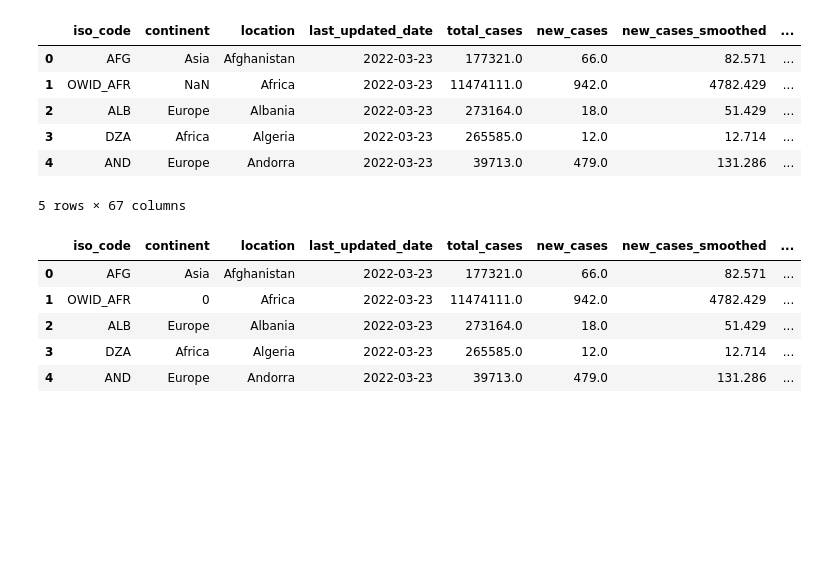
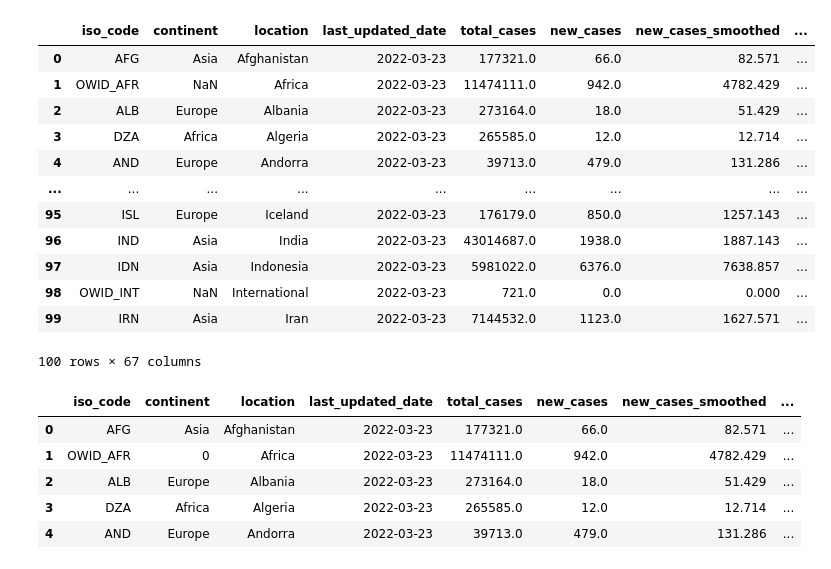
Before and after one commit to ThOliveira23/PH482_582_Sp22, a Jupyter notebook: Projeto/graveyard_covid_project.ipynb, the cells around one changed output. Drawn from its saved outputs; the diff is of its cells as text; code cells hidden in the pictures; blank space fills up the shorter version.

```diff
--- a/Projeto/graveyard_covid_project.ipynb
+++ b/Projeto/graveyard_covid_project.ipynb
@@ -3,8 +3,8 @@ import pandas as pd
 import numpy as np
 import matplotlib.pyplot as plt
 
-brasil = pd.read_csv('/Users/thalesoliveira/Documents/CBPF/ML_course/Projeto/covid-19-data-master/public/data/vaccinations/country_data/Brazil.csv')
-data = pd.read_csv('/Users/thalesoliveira/Documents/CBPF/ML_course/Projeto/covid-19-data-master/public/data/latest/owid-covid-latest.csv')
+#brasil = pd.read_csv('/Users/thalesoliveira/Documents/CBPF/ML_course/Projeto/covid-19-data-master/public/data/vaccinations/country_data/Brazil.csv')
+data = pd.read_csv('/Users/thalesoliveira/Documents/CBPF/ML_course/Final_Project/covid-19-data-master/public/data/latest/owid-covid-latest.csv')
 # %%
 data.info()
 # %% [output]
@@ -26,15 +26,21 @@ Data columns (total 67 columns):
 dtypes: float64(62), object(5)
 memory usage: 122.1+ KB
 # %%
-data.head()
+data.head(100)
 # %% [output]
 |  | iso_code | continent | location | last_updated_date | total_cases | new_cases | new_cases_smoothed | ... |
 | 0 | AFG | Asia | Afghanistan | 2022-03-23 | 177321.0 | 66.0 | 82.571 | ... |
 | 1 | OWID_AFR | NaN | Africa | 2022-03-23 | 11474111.0 | 942.0 | 4782.429 | ... |
 | 2 | ALB | Europe | Albania | 2022-03-23 | 273164.0 | 18.0 | 51.429 | ... |
 | 3 | DZA | Africa | Algeria | 2022-03-23 | 265585.0 | 12.0 | 12.714 | ... |
 | 4 | AND | Europe | Andorra | 2022-03-23 | 39713.0 | 479.0 | 131.286 | ... |
+| ... | ... | ... | ... | ... | ... | ... | ... | ... |
+| 95 | ISL | Europe | Iceland | 2022-03-23 | 176179.0 | 850.0 | 1257.143 | ... |
+| 96 | IND | Asia | India | 2022-03-23 | 43014687.0 | 1938.0 | 1887.143 | ... |
+| 97 | IDN | Asia | Indonesia | 2022-03-23 | 5981022.0 | 6376.0 | 7638.857 | ... |
+| 98 | OWID_INT | NaN | International | 2022-03-23 | 721.0 | 0.0 | 0.000 | ... |
+| 99 | IRN | Asia | Iran | 2022-03-23 | 7144532.0 | 1123.0 | 1627.571 | ... |
-5 rows × 67 columns
+100 rows × 67 columns
 # %%
 # Replace the NaN with zeros.
 data = data.fillna(0)
```
Also changed, not shown: parts of 21 cells of this notebook, 2 other files.
